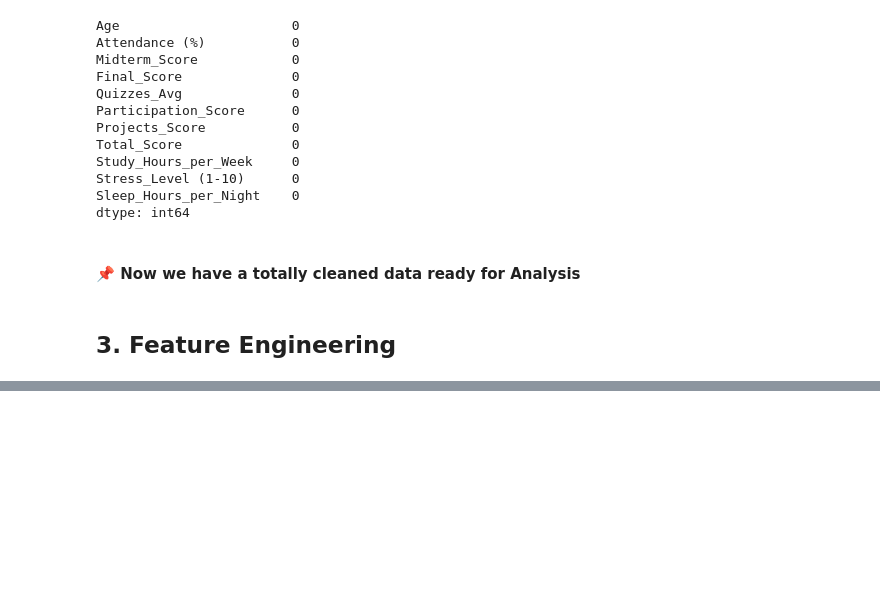
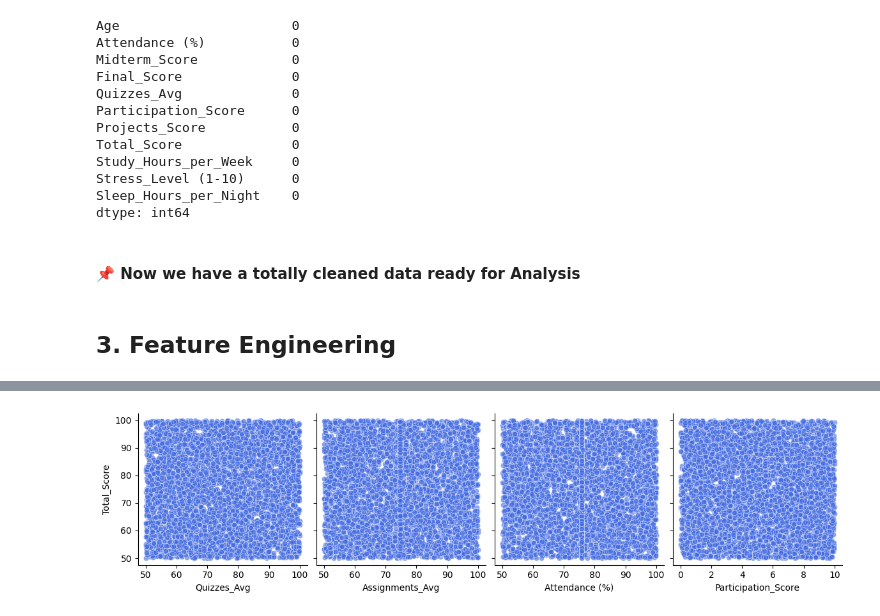
Before and after one commit to AbdallahGasem/Student-Performance-Analysis, a Jupyter notebook: KickStart.ipynb, the cells around one changed output, grey strips where cells are left out. Cells and saved outputs as stored; diff of their text form; code cells hidden in the pictures; blank space fills up the shorter version.

```diff
--- a/KickStart.ipynb
+++ b/KickStart.ipynb
@@ -744,0 +970,5 @@ studs_df_cleaning.to_csv('cleaned_students_data.csv', index=False)
+# %%
+sns.pairplot(studs_df_cleaned, x_vars=['Quizzes_Avg', 'Assignments_Avg', 'Attendance (%)', 'Participation_Score'], y_vars=['Total_Score'], kind='scatter', height=3, aspect=1, plot_kws={'alpha':0.6, 'color':'royalblue'})
+plt.show()
+# %% [output]
+[figure, added]
```
Also changed, not shown: parts of 78 cells of this notebook, 1 other file.
